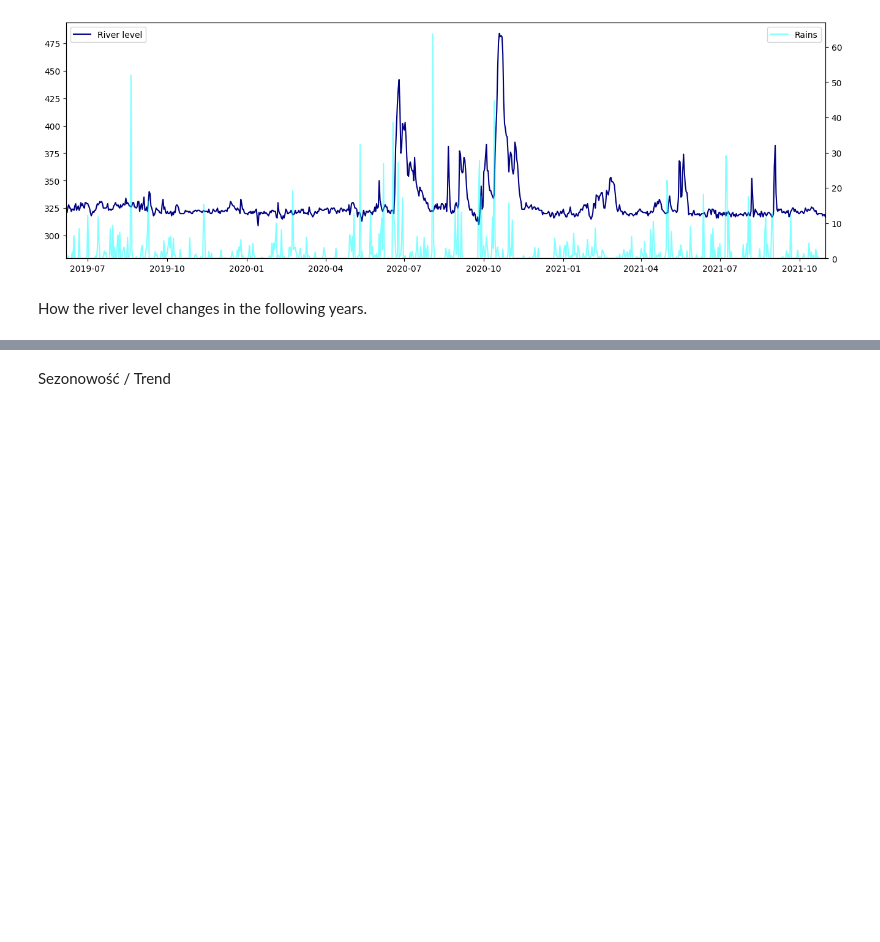
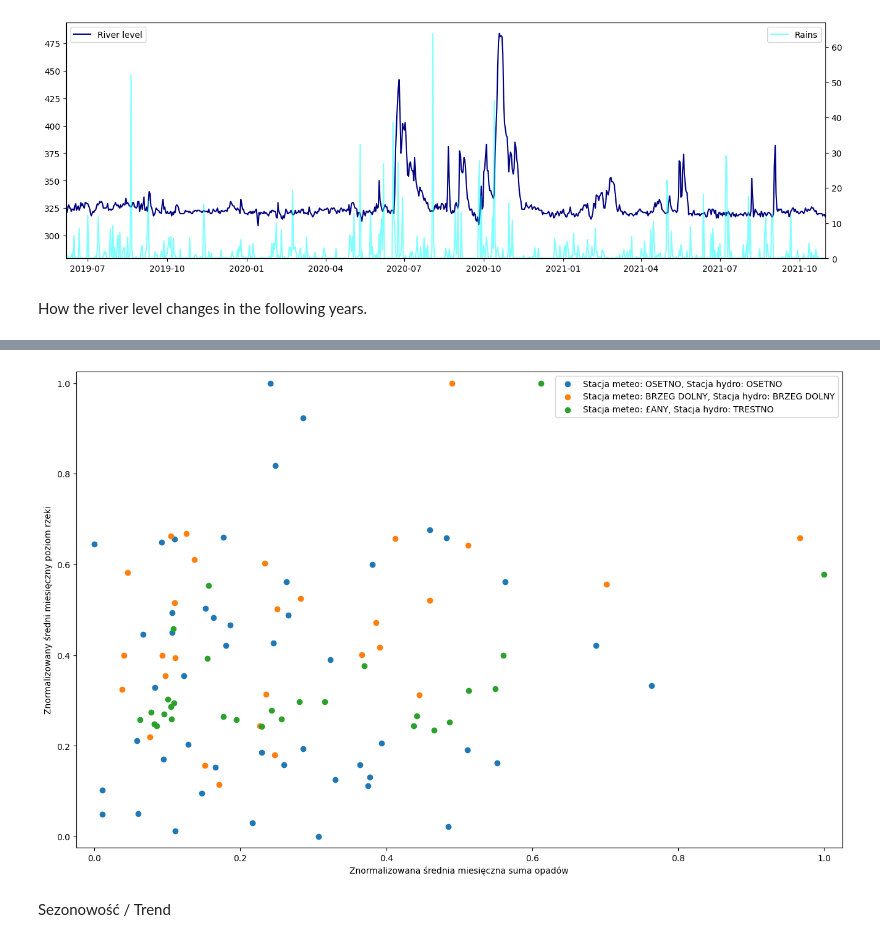
Before and after one commit to it4datascience/CuValley-Batmaja, a Jupyter notebook: expl_data_analysis/EDA.ipynb, the cells around one changed output, grey strips where cells are left out. Drawn from its saved outputs; the diff is of its cells as text; code cells hidden in the pictures; blank space fills up the shorter version.

Commit message:
Checked trend seasonality and rain effect

```diff
--- a/expl_data_analysis/EDA.ipynb
+++ b/expl_data_analysis/EDA.ipynb
@@ -123,0 +169,17 @@ How the river level changes in the following years.
+# %%
+dataset_years_monthly_normalized = dataset_years_monthly.copy()
+
+# Level of water
+for _, stations in hierarchy.iterrows():
+    water_level_col = create_col_name(stations["id_hydro"], stations["name_hydro"], water_level_suffix)
+    dataset_years_monthly_normalized[water_level_col] = \
+        (dataset_years_monthly_normalized[water_level_col] - dataset_years_monthly_normalized[water_level_col].min())/\
+        (dataset_years_monthly_normalized[water_level_col].max() - dataset_years_monthly_normalized[water_level_col].min())
+
+# Rain
+rain_cols = dataset_years_monthly_normalized.filter(regex=("Suma opadów")).columns
+dataset_years_monthly_normalized[rain_cols] = \
+        (dataset_years_monthly_normalized[rain_cols] - dataset_years_monthly_normalized[rain_cols].min().min())/\
+        (dataset_years_monthly_normalized[rain_cols].max().max() - dataset_years_monthly_normalized[rain_cols].min().min())
+
+dataset_years_monthly_normalized.tail(3)
@@ -124,2 +191,23 @@ How the river level changes in the following years.
+# %%
+plt.figure(figsize=(16, 10))
+
+for _, stations in hierarchy.iterrows():
+    if stations['id_meteo']!=0:
+        water_level_col = create_col_name(stations["id_hydro"], stations["name_hydro"], water_level_suffix)
+        rain_col = create_col_name(stations["id_meteo"], stations["name_meteo"], rains_suffix)
+
+        plt.scatter(dataset_years_monthly_normalized[rain_col], dataset_years_monthly_normalized[water_level_col],
+                    label=f'Stacja meteo: {stations["name_meteo"]}, Stacja hydro: {stations["name_hydro"]}')
+
+
+# decorations
+plt.ylim([-0.025, 1.025])
+plt.xlim([-0.025, 1.025])
+plt.xlabel('Znormalizowana średnia miesięczna suma opadów')
+plt.ylabel('Znormalizowany średni miesięczny poziom rzeki')
+plt.legend(loc='upper right')
+plt.show()
+# %% [output]
+[figure, added]
 # %% [markdown]
 Sezonowość / Trend
```
Also changed, not shown: parts of 15 cells of this notebook.
